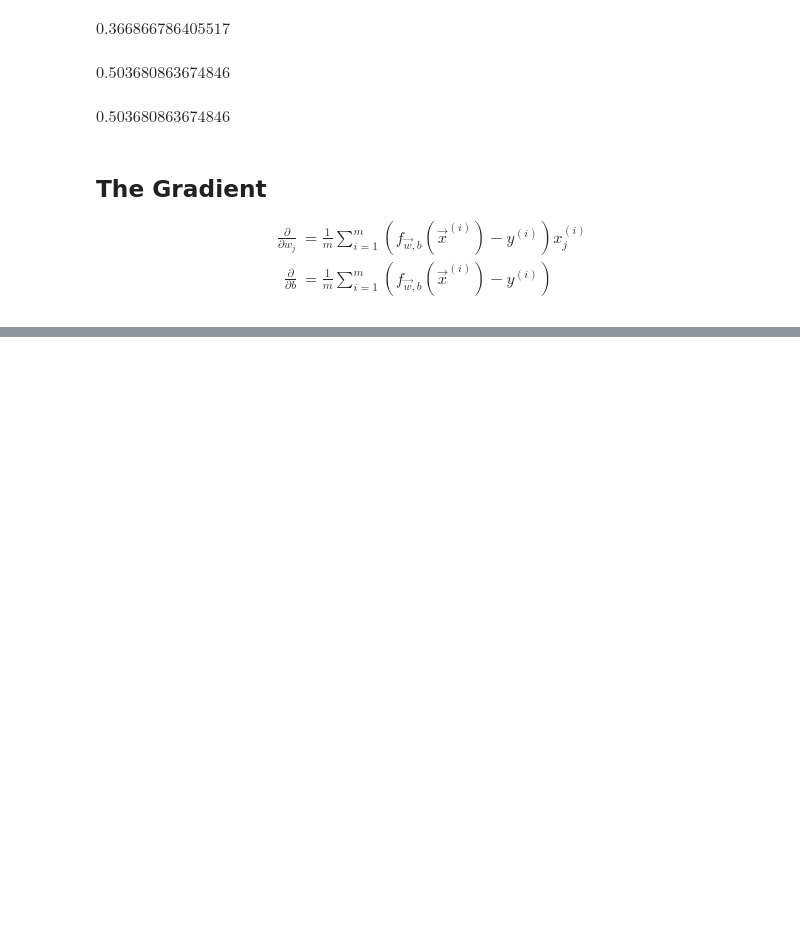
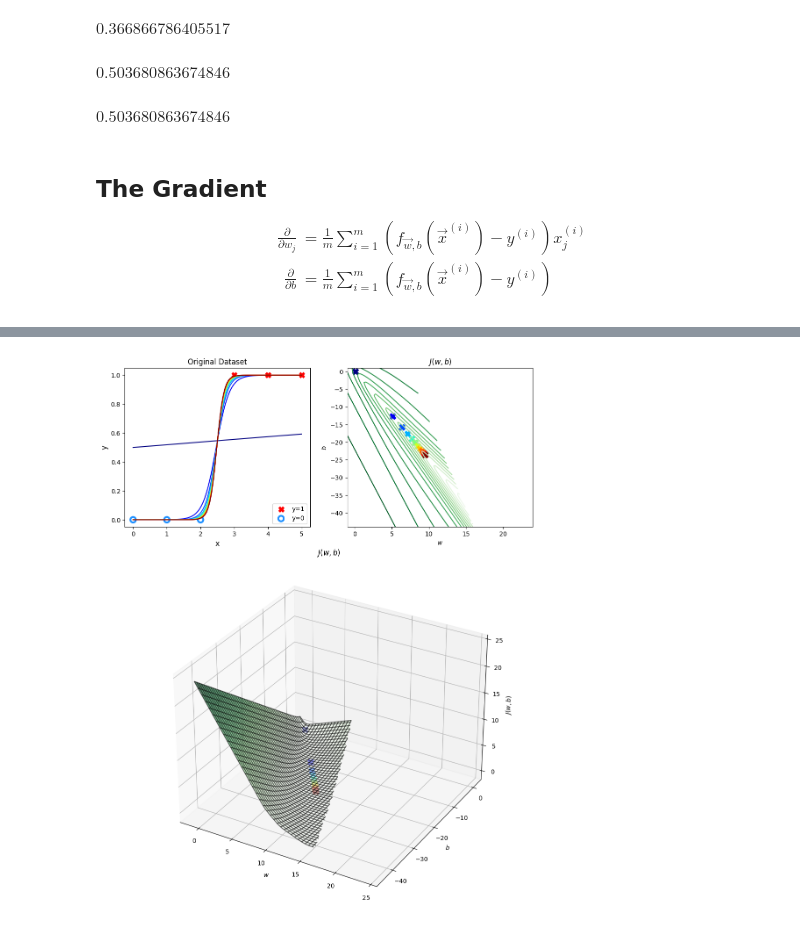
Before and after one commit to PaulToronto/Stanford-Andrew-Ng-Machine-Learning-Specialization, a Jupyter notebook: Logistic_Regression_with_Sympy.ipynb, the cells around one changed output, grey strips where cells are left out. Saved outputs shown, nothing was run; the diff lists cells and outputs as text; code cells hidden in the pictures; blank space fills up the shorter version.

```diff
--- a/Logistic_Regression_with_Sympy.ipynb
+++ b/Logistic_Regression_with_Sympy.ipynb
@@ -210,0 +387,78 @@ https://colab.research.google.com/drive/1WfW2UehNdCORcvo9r2OYPGcOlDOQ38MQ
+# %%
+# smaller history
+short_hist =  {'cost':[],
+               'w': [],
+               'b': []}
+for i in range(len(hist['cost'])):
+    if i % ceil(len(hist['cost']) / 10) == 0:
+        short_hist['cost'].append(hist['cost'][i])
+        short_hist['w'].append(hist['w'][i][0])
+        short_hist['b'].append(hist['b'][i])
+short_hist['cost'].append(hist['cost'][-1])
+short_hist['w'].append(w_out[0])
+short_hist['b'].append(b_out)
+
+short_hist['cost'] = np.array(short_hist['cost'], dtype='double')
+short_hist['w'] = np.array(short_hist['w'], dtype='double')
+short_hist['b'] = np.array(short_hist['b'], dtype='double')
+# %%
+fig = plt.figure(figsize=(12, 16))
+gs = GridSpec(3, 2)
+
+colors = plt.cm.jet(np.linspace(0, 1, 11))
+
+ax1 = fig.add_subplot(gs[0, 0])
+ax2 = fig.add_subplot(gs[0, 1])
+ax3 = fig.add_subplot(gs[1:,:], projection='3d')
+
+# plot the data
+x_train = np.array(x_train3, dtype='double')
+y_train = np.array(y_train3, dtype='double')
+ax1.scatter(x_train[pos3], y_train[pos3],
+              marker='X', s=80, c='red', label='y=1')
+ax1.scatter(x_train[neg3], y_train[neg3],
+              marker='o', s=80, facecolors='none',
+              edgecolor='dodgerblue', lw=3, label='y=0')
+ax1.set_xlabel('x', fontsize=12)
+ax1.set_ylabel('y', fontsize=12)
+ax1.set_title('Original Dataset')
+ax1.legend(loc='lower right')
+
+ax2.set_title('$J(w,b)$')
+ax2.set_xlabel('$w$')
+ax2.set_ylabel('$b$')
+
+ax3.set_title('$J(w,b)$')
+ax3.set_xlabel('$w$')
+ax3.set_ylabel('$b$')
+ax3.set_zlabel('$J(w,b)$')
+
+# meshgrid
+w_space = np.linspace(-1, 24, 100)
+b_space = np.linspace(-44, 1, 100)
+W_space, B_space = np.meshgrid(w_space, b_space)
+Z_cost = np.zeros_like(W_space)
+
+for i in range(W_space.shape[0]):
+    for j in range(W_space.shape[1]):
+        Z_cost[i, j] = compute_cost(x_train3, y_train3, W_space[i, j], B_space[i, j])
+
+# contour plot
+ax2.contour(W_space, B_space, np.log(Z_cost), levels=17, cmap='Greens')
+
+# 3D surface plot
+ax3.plot_surface(W_space, B_space, Z_cost, cmap='Greens', alpha=0.6)
+ax3.plot_wireframe(W_space, B_space, Z_cost, color='k', alpha=0.6)
+
+
+# plot the predictions and cost
+# domain makes the sigmoid smoother
+domain = np.linspace(x_train.min(), x_train.max(), 100)
+for i, w in enumerate(short_hist['w']):
+    ax1.plot(domain,
+             np.array(f_wb(domain.reshape(-1, 1), w, short_hist['b'][i])).flatten(),
+             color=colors[i])
+    ax2.scatter(w, short_hist['b'][i], s=100, marker='X', color=colors[i])
+    ax3.scatter(w, short_hist['b'][i], s=100, marker='X', color=colors[i])
+# %% [output]
+[figure, added]
```
Also changed, not shown: parts of 21 cells of this notebook.
